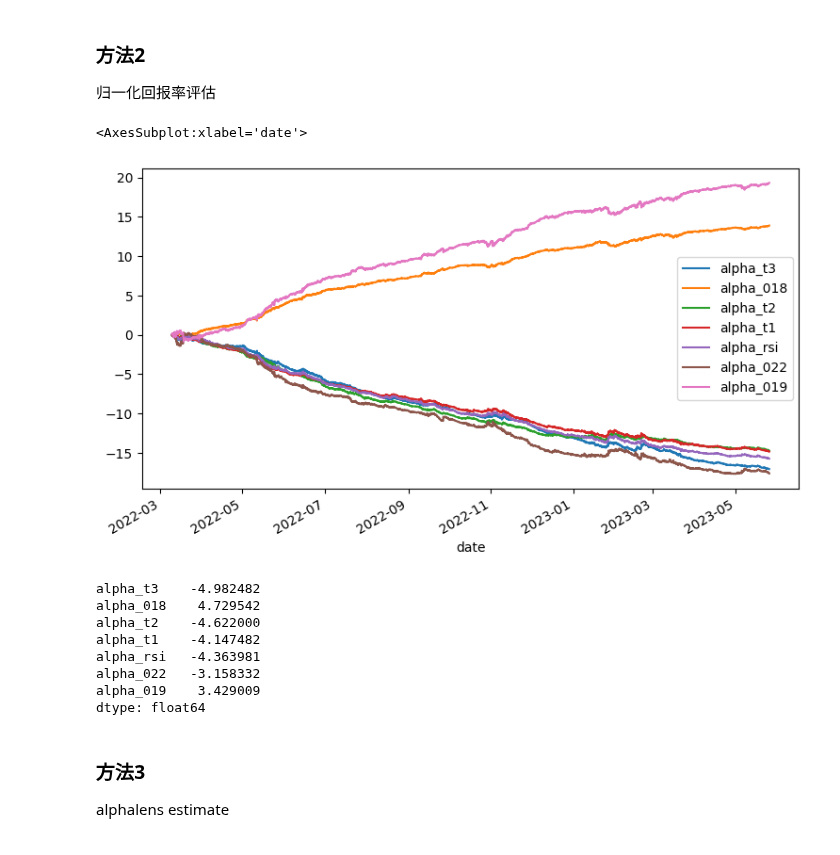
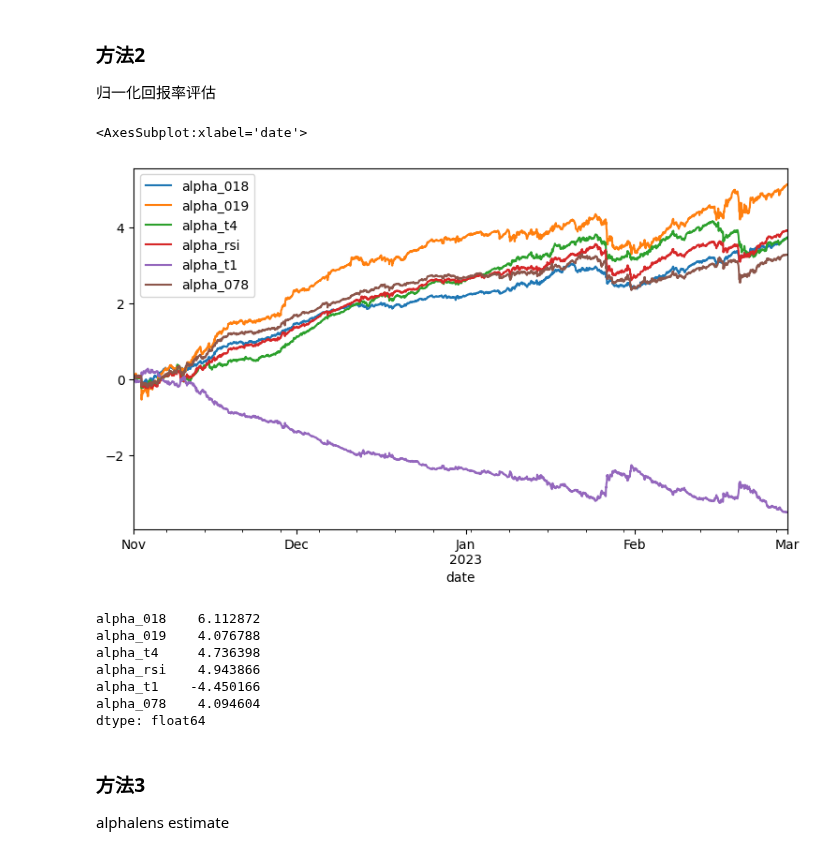
Before and after one commit to JiaRuiming-1/AI-Trading, a Jupyter notebook: alpha_factor/Bitcon_Test.ipynb, the cells around one changed output. Cells and saved outputs as stored; diff of their text form; code cells hidden in the pictures.

```diff
--- a/alpha_factor/Bitcon_Test.ipynb
+++ b/alpha_factor/Bitcon_Test.ipynb
@@ -387,6 +288,5 @@ universe.reset_index().to_feather('bitcoin_data/factors_20220301_20230527.feathe
 # %%
-universe = pd.read_feather('bitcoin_data/factors_20220301_20230527.feather')
+universe = pd.read_feather('bitcoin_data/factors_20220301_20230529.feather')
 universe = universe.set_index(['date']).sort_values(by=['date', 'ts_code'])
-universe = universe.loc[universe.index<='2023-05-25 23:00:00']
 universe.shape
 # %% [output]
@@ -394,4 +294,8 @@ universe.shape
 # %% [markdown]
 ### 因子评估
+# %%
+negative_field = [#'alpha_wt','alpha_rsi', 'alpha_srsi','alpha_t1', 'alpha_t3',
+                  'alpha_029', 'alpha_078',  'alpha_112', 'alpha_131']
+universe[negative_field] = -universe[negative_field]
 # %%
 factor_names = [
@@ -421,7 +322,7 @@ universe = universe.replace([np.inf, -np.inf], np.nan)
 universe = universe.fillna(0.)
 
 universe[factor_names] = universe.groupby('trade_date')[factor_names].apply(rescale_)
-universe[factor_names] = universe[factor_names]/3.3
+universe[factor_names] = universe[factor_names]/3
 universe = universe.sort_values(by=['date','ts_code'])
 # %%
 #universe = universe.loc[universe.index<='2023-05-25 23:00:00']
@@ -535,39 +452,48 @@ plt.show()
 归一化回报率评估
 # %%
 leverage = 5
+costs = 4e-4
 df = pd.DataFrame(index=alpha_df.index.unique())
-for dt in tqdm(alpha_df.index.unique()):
-    for feature in alpha_field:
-        tmp = alpha_df.loc[alpha_df.index == dt]
+holding_df = pd.DataFrame(index=alpha_df.index.unique())
+holding_diff = {}
+prev_holding = {}
+
+tmp = alpha_df.loc[alpha_df.index == alpha_df.index.unique()[0]]
+for feature in factor_names:
+    df.at[dt, feature] = (tmp['returns_2'] * tmp[feature]).sum()/(tmp[feature].abs().sum()) * leverage
+    holding_diff[feature] = 1. * leverage * costs
+    prev_holding[feature] = tmp[feature] / tmp[feature].abs().sum()
+
+for dt in tqdm(alpha_df.index.unique()[1:]):
+    tmp = alpha_df.loc[alpha_df.index == dt]
+    for feature in factor_names:
         df.at[dt, feature] = (tmp['returns_2'] * tmp[feature]).sum()/(tmp[feature].abs().sum()) * leverage
+        holding_diff[feature] = holding_diff[feature] + \
+                                (tmp[feature] / tmp[feature].abs().sum() \
+                                 - prev_holding[feature]).abs().sum() / 2 * leverage * costs
+        prev_holding[feature] = tmp[feature] / tmp[feature].abs().sum()
 # %%
 ### plot
-## atr need bias 0.2
-## excellent negative 'alpha_022', 'alpha_019', 'alpha_rsi', 'alpha_cci', 'alpha_srsi', 'alpha_wt',
-##                    'alpha_t1', 'alpha_t2', 'alpha_t3', 'alpha_021', 'alpha_022', 'alpha_078',
 
-## excellent positive 'alpha_019', 'alpha_018', 'alpha_111', 'alpha_040',
-
-nagative_field = ['alpha_rsi', 'alpha_cci', 'alpha_srsi', 'alpha_wt', 'alpha_t1', 'alpha_t2', 'alpha_t3',
-                 'alpha_022', 'alpha_029', 'alpha_028', 'alpha_021', 'alpha_078', 'alpha_112', 'alpha_028']
-positive_filed = ['alpha_t4', 'alpha_111', 'alpha_012', 'alpha_018', 'alpha_019', 'alpha_040', 'alpha_190']
-
-display_field  = ['alpha_t3', 'alpha_018', 'alpha_t2', 'alpha_t1', 'alpha_rsi', 'alpha_022', 'alpha_019', ]
+display_field  = [
+        'alpha_018', 'alpha_019', 'alpha_t4', 'alpha_rsi', 'alpha_t1', 'alpha_078',
+        #'alpha_wt','alpha_cci',  'alpha_srsi', 'alpha_t2', 'alpha_t3',
+        #'alpha_006', 'alpha_008', 'alpha_029', 'alpha_061', 'alpha_111', 'alpha_112', 'alpha_131'
+        ]
 df[display_field].cumsum().plot()
 # %% [output]
 <AxesSubplot:xlabel='date'>
-[figure, old version]
+[figure, new version]
 # %%
 # sharp ratio
-np.sqrt(12*252) * df[display_field].mean()/ df[display_field].std()
+np.sqrt(22*252) * df[display_field].mean()/ df[display_field].std()
 # %% [output]
-alpha_t3    -4.982482
-alpha_018    4.729542
-alpha_t2    -4.622000
-alpha_t1    -4.147482
-alpha_rsi   -4.363981
-alpha_022   -3.158332
-alpha_019    3.429009
+alpha_018    6.112872
+alpha_019    4.076788
+alpha_t4     4.736398
+alpha_rsi    4.943866
+alpha_t1    -4.450166
+alpha_078    4.094604
 dtype: float64
 # %% [markdown]
 ### 方法3
```
Also changed, not shown: parts of 77 cells of this notebook.
